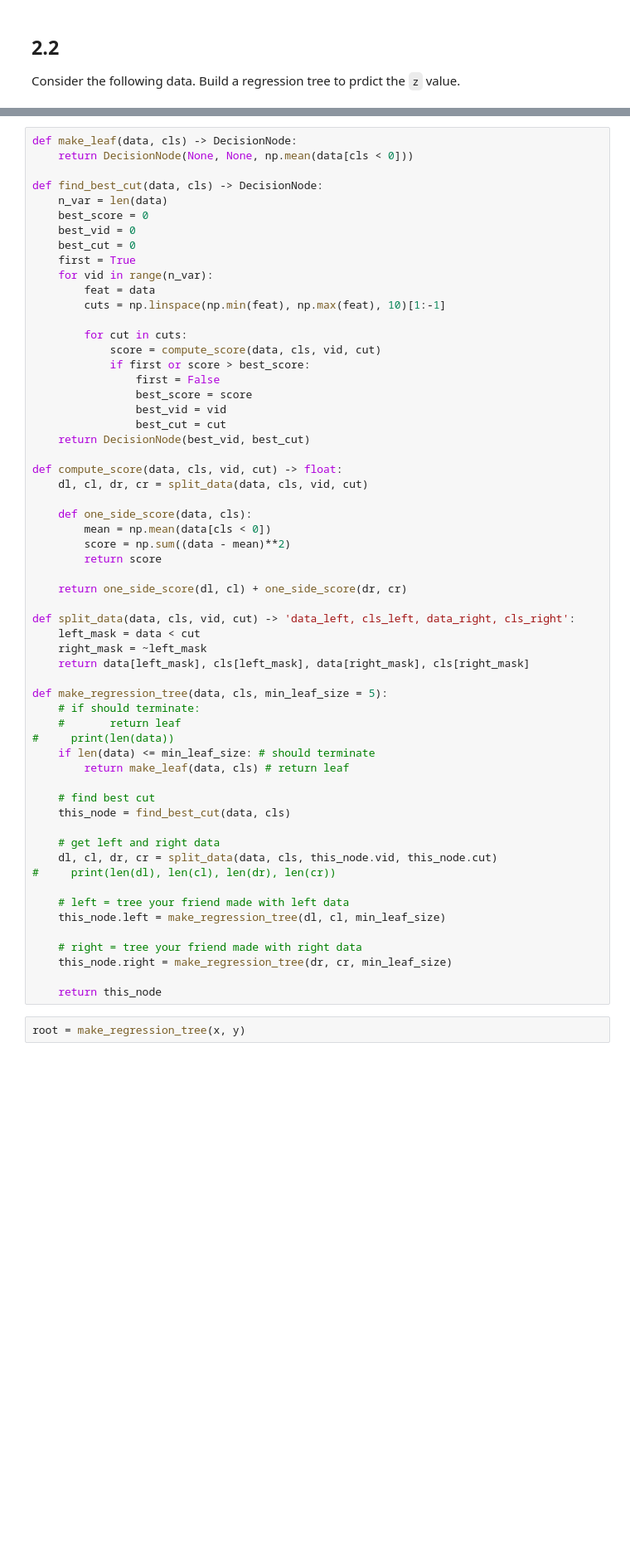
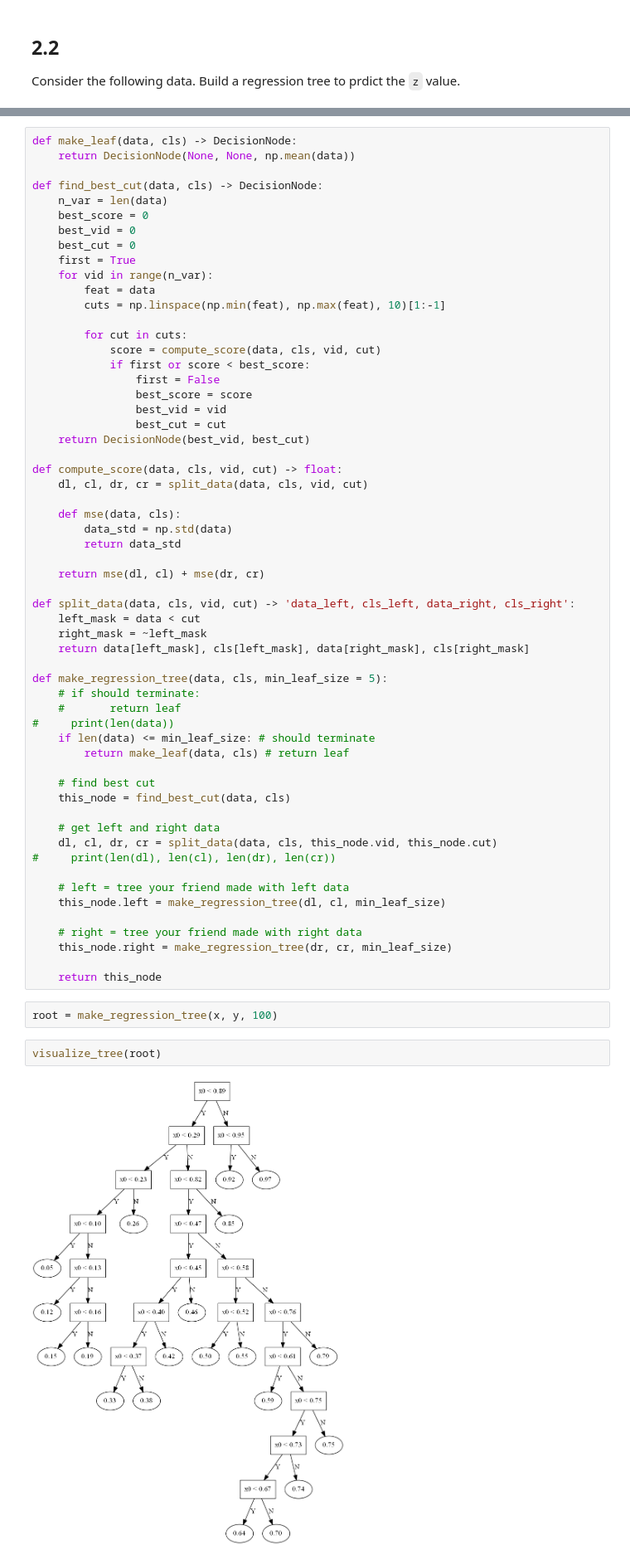
Before and after one commit to sirinnear/Pattern_recognition, a Jupyter notebook: Assignments/Homework-5/Homework 5.ipynb, the cells around one changed output, grey strips where cells are left out. Shown at 83% size. Cells and saved outputs as stored; diff of their text form; blank space fills up the shorter version.

Commit message:
Edited regression tree hw5

```diff
--- a/Assignments/Homework-5/Homework 5.ipynb
+++ b/Assignments/Homework-5/Homework 5.ipynb
@@ -261,7 +295,7 @@ array([0.37993099, 0.91248326, 0.2659829 , 0.50911579, 0.40492633,
        0.49822836, 0.42265574, 0.60696435, 0.47978784, 0.97905349])
 # %%
 def make_leaf(data, cls) -> DecisionNode:
-    return DecisionNode(None, None, np.mean(data[cls < 0]))
+    return DecisionNode(None, None, np.mean(data))
 
 def find_best_cut(data, cls) -> DecisionNode:
     n_var = len(data)
@@ -275,7 +309,7 @@ def find_best_cut(data, cls) -> DecisionNode:
 
         for cut in cuts:
             score = compute_score(data, cls, vid, cut)
-            if first or score > best_score:
+            if first or score < best_score:
                 first = False
                 best_score = score
                 best_vid = vid
@@ -285,12 +319,11 @@ def find_best_cut(data, cls) -> DecisionNode:
 def compute_score(data, cls, vid, cut) -> float:
     dl, cl, dr, cr = split_data(data, cls, vid, cut)
 
-    def one_side_score(data, cls):
-        mean = np.mean(data[cls < 0])
-        score = np.sum((data - mean)**2)
-        return score
+    def mse(data, cls):
+        data_std = np.std(data)
+        return data_std
 
-    return one_side_score(dl, cl) + one_side_score(dr, cr)
+    return mse(dl, cl) + mse(dr, cr)
 
 def split_data(data, cls, vid, cut) -> 'data_left, cls_left, data_right, cls_right':
     left_mask = data < cut
@@ -319,4 +352,8 @@ def make_regression_tree(data, cls, min_leaf_size = 5):
 
     return this_node
 # %%
-root = make_regression_tree(x, y)
+root = make_regression_tree(x, y, 100)
+# %%
+visualize_tree(root)
+# %% [output]
+[figure, added]
```
Also changed, not shown: parts of 15 cells of this notebook.
